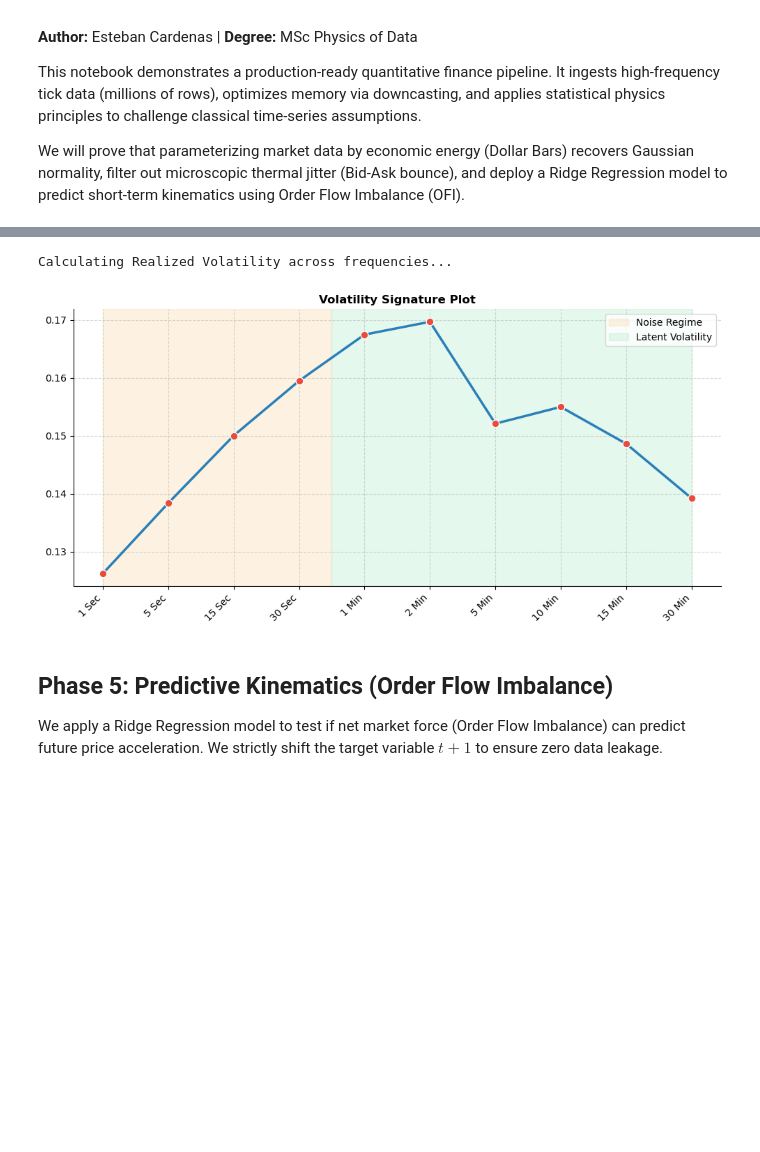
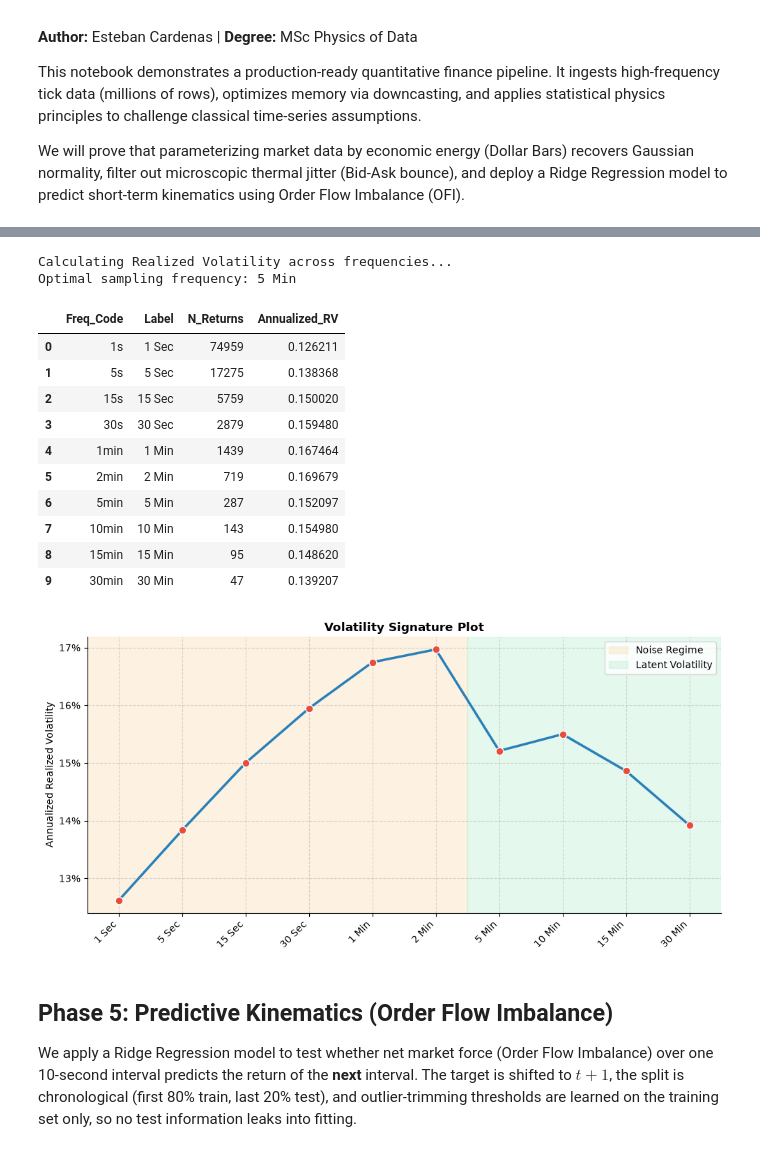
Before and after one commit to EstebanCardenas2001/High-Frequency-Tick-Data-Wrangler-A-Statistical-Mechanics-Approach-to-Market-Microstructure, a Jupyter notebook: notebooks/microstructure_analysis.ipynb, the cells around one changed output, grey strips where cells are left out. Cells and saved outputs as stored; diff of their text form; code cells hidden in the pictures; blank space fills up the shorter version.

```diff
--- a/notebooks/microstructure_analysis.ipynb
+++ b/notebooks/microstructure_analysis.ipynb
@@ -35,9 +37,10 @@ We instantiate the `HighFreqTickWrangler` to download raw tick data from Binance
 wrangler = HighFreqTickWrangler(symbol="BTCUSDT", date="2026-01-01")
 
 # Execute Pipeline
-if wrangler.download_binance_trades():
-    wrangler.load_and_optimize()
-    wrangler.engineer_features()
+if not wrangler.download_binance_trades():
+    raise RuntimeError("Download failed - check the symbol/date and your connection.")
+wrangler.load_and_optimize()
+wrangler.engineer_features()
 
 # Display a preview of the clean, vectorized data
 wrangler.df.head()
@@ -139,38 +160,57 @@ At ultra-high frequencies, order-book friction (Bid-Ask bounce) masquerades as v
 # %%
-def plot_signature_curve(rv_df):
+def plot_signature_curve(rv_df, cutoff_idx):
     fig, ax = plt.subplots(figsize=(10, 5), dpi=100)
     fig.patch.set_facecolor('white')
     ax.set_facecolor('white')
 
     ax.grid(True, linestyle='--', alpha=0.5, zorder=0)
     ax.spines['top'].set_visible(False)
     ax.spines['right'].set_visible(False)
 
     x_pos = np.arange(len(rv_df))
     y_vals = rv_df['Annualized_RV'].values
 
     ax.plot(x_pos, y_vals, color='#2980B9', linewidth=2.5, zorder=3)
     ax.scatter(x_pos, y_vals, color='#E74C3C', s=60, zorder=4, edgecolor='white')
 
-    ax.axvspan(0, 3.5, color='#FAD7A1', alpha=0.3, zorder=1, label='Noise Regime')
-    ax.axvspan(3.5, len(rv_df)-1, color='#ABEBC6', alpha=0.3, zorder=1, label='Latent Volatility')
+    boundary = cutoff_idx - 0.5
+    ax.axvspan(-0.5, boundary, color='#FAD7A1', alpha=0.3, zorder=1, label='Noise Regime')
+    ax.axvspan(boundary, len(rv_df) - 0.5, color='#ABEBC6', alpha=0.3, zorder=1, label='Latent Volatility')
+    ax.set_xlim(-0.5, len(rv_df) - 0.5)
 
     ax.set_xticks(x_pos)
     ax.set_xticklabels(rv_df['Label'], rotation=45, ha='right')
+    ax.set_ylabel('Annualized Realized Volatility')
+    ax.yaxis.set_major_formatter(plt.FuncFormatter(lambda v, _: f'{v:.0%}'))
     ax.set_title('Volatility Signature Plot', fontweight='bold')
     ax.legend()
     plt.tight_layout()
     plt.show()
 
-# Calculate and plot
+# Calculate, locate the noise cutoff and plot
 rv_df = calculate_volatility_signature(wrangler.df)
-plot_signature_curve(rv_df)
+cutoff_idx = find_noise_cutoff(rv_df, tolerance=0.10)
+print(f"Optimal sampling frequency: {rv_df['Label'].iloc[cutoff_idx]}")
+display(rv_df)
+plot_signature_curve(rv_df, cutoff_idx)
 # %% [output]
 Calculating Realized Volatility across frequencies...
+Optimal sampling frequency: 5 Min
+|  | Freq_Code | Label | N_Returns | Annualized_RV |
+| 0 | 1s | 1 Sec | 74959 | 0.126211 |
+| 1 | 5s | 5 Sec | 17275 | 0.138368 |
+| 2 | 15s | 15 Sec | 5759 | 0.150020 |
+| 3 | 30s | 30 Sec | 2879 | 0.159480 |
+| 4 | 1min | 1 Min | 1439 | 0.167464 |
+| 5 | 2min | 2 Min | 719 | 0.169679 |
+| 6 | 5min | 5 Min | 287 | 0.152097 |
+| 7 | 10min | 10 Min | 143 | 0.154980 |
+| 8 | 15min | 15 Min | 95 | 0.148620 |
+| 9 | 30min | 30 Min | 47 | 0.139207 |
-[figure, old version]
+[figure, new version]
 # %% [markdown]
 ## Phase 5: Predictive Kinematics (Order Flow Imbalance)
-We apply a Ridge Regression model to test if net market force (Order Flow Imbalance) can predict future price acceleration. We strictly shift the target variable $t+1$ to ensure zero data leakage.
+We apply a Ridge Regression model to test whether net market force (Order Flow Imbalance) over one 10-second interval predicts the return of the **next** interval. The target is shifted to $t+1$, the split is chronological (first 80% train, last 20% test), and outlier-trimming thresholds are learned on the training set only, so no test information leaks into fitting.
 # %%
 def plot_price_impact_curve(X_test, y_test, y_pred):
     fig, ax = plt.subplots(figsize=(10, 6), dpi=100)
```
Also changed, not shown: parts of 9 cells of this notebook, 8 other files.
